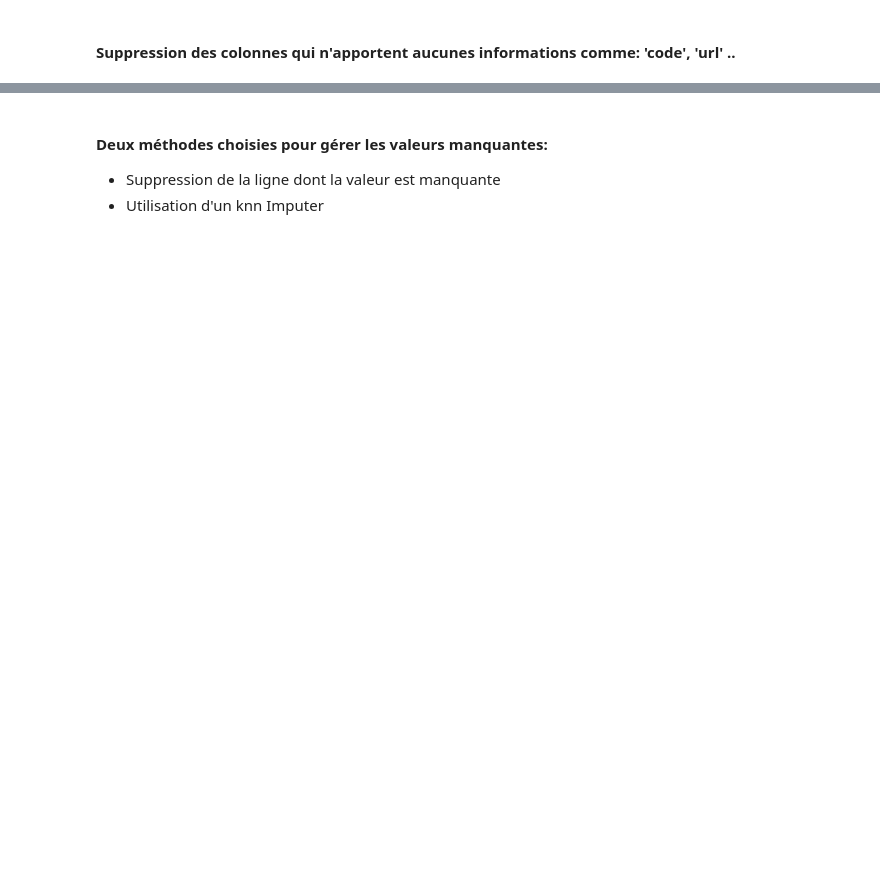
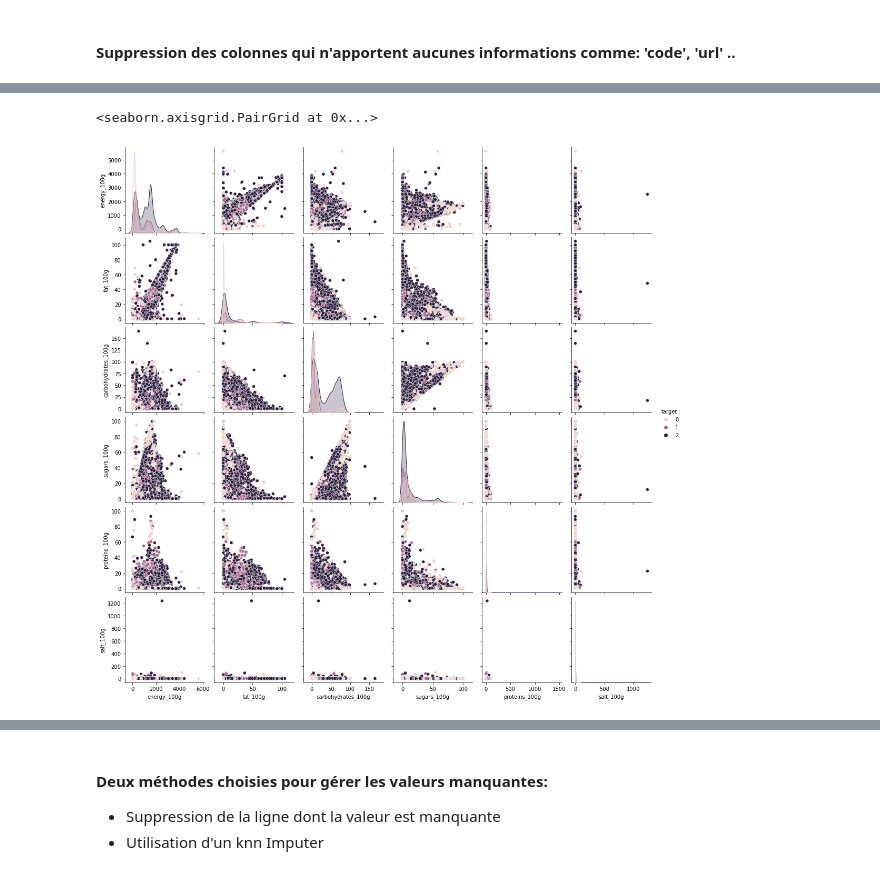
Before and after one commit to bastrob/TP_OPENFOODFACT_YNOV, a Jupyter notebook: Untitled.ipynb, the cells around one changed output, grey strips where cells are left out. Cells and saved outputs as stored; diff of their text form; code cells hidden in the pictures; blank space fills up the shorter version.

```diff
--- a/Untitled.ipynb
+++ b/Untitled.ipynb
@@ -253,0 +294,3 @@ col_to_drop = ['code', 'url', 'creator', 'created_t', 'created_datetime', 'last_
+# %%
+df_with_maincat.reset_index(drop=True, inplace=True)
+df_with_maincat
@@ -253,0 +353,9 @@ col_to_drop = ['code', 'url', 'creator', 'created_t', 'created_datetime', 'last_
+# %%
+X_3cat = df_with_maincat.loc[df_with_maincat.main_category.isin(['en:plant-based-foods-and-beverages',
+                                                               'en:beverages', 'en:dairies'])]
+#X_3cat = df_with_maincat.copy()
+# %%
+from sklearn import preprocessing
+le = preprocessing.LabelEncoder()
+
+X_3cat['target'] = le.fit_transform(X_3cat['main_category'])
@@ -253,0 +368,2 @@ col_to_drop = ['code', 'url', 'creator', 'created_t', 'created_datetime', 'last_
+# %%
+X_3cat.drop('main_category', axis=1, inplace=True)
@@ -253,0 +404,5 @@ col_to_drop = ['code', 'url', 'creator', 'created_t', 'created_datetime', 'last_
+# %%
+sns.pairplot(X_3cat, hue='target')
+# %% [output]
+<seaborn.axisgrid.PairGrid at 0x...>
+[figure, added]
```
Also changed, not shown: parts of 75 cells of this notebook.
